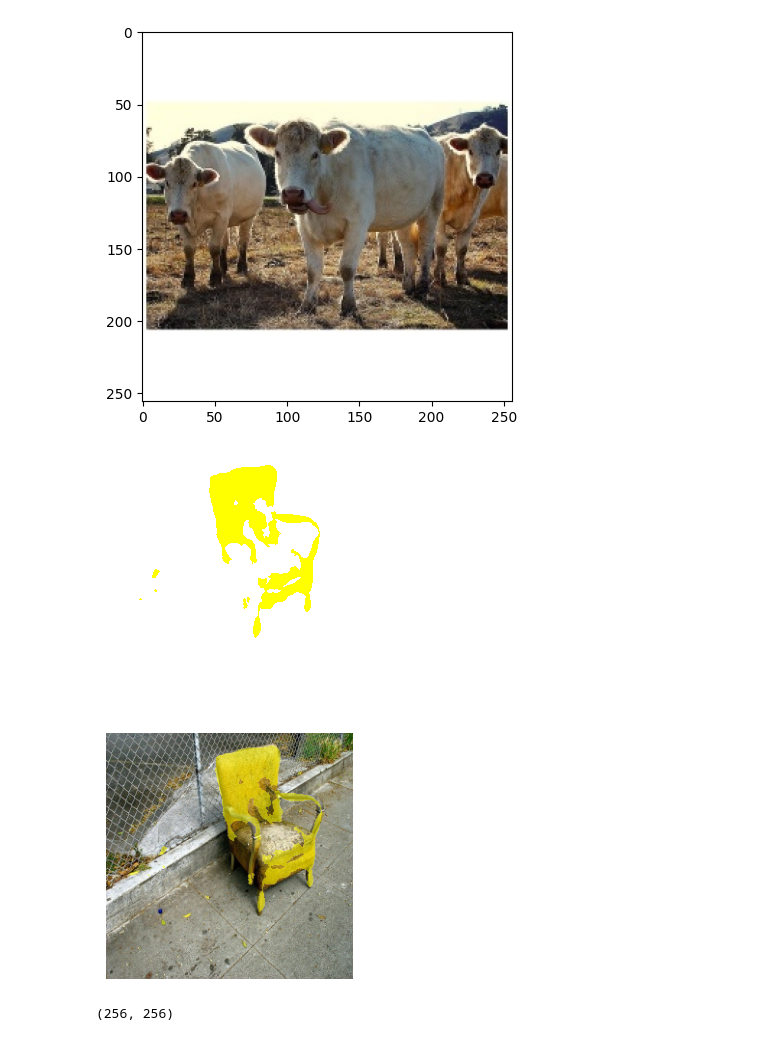
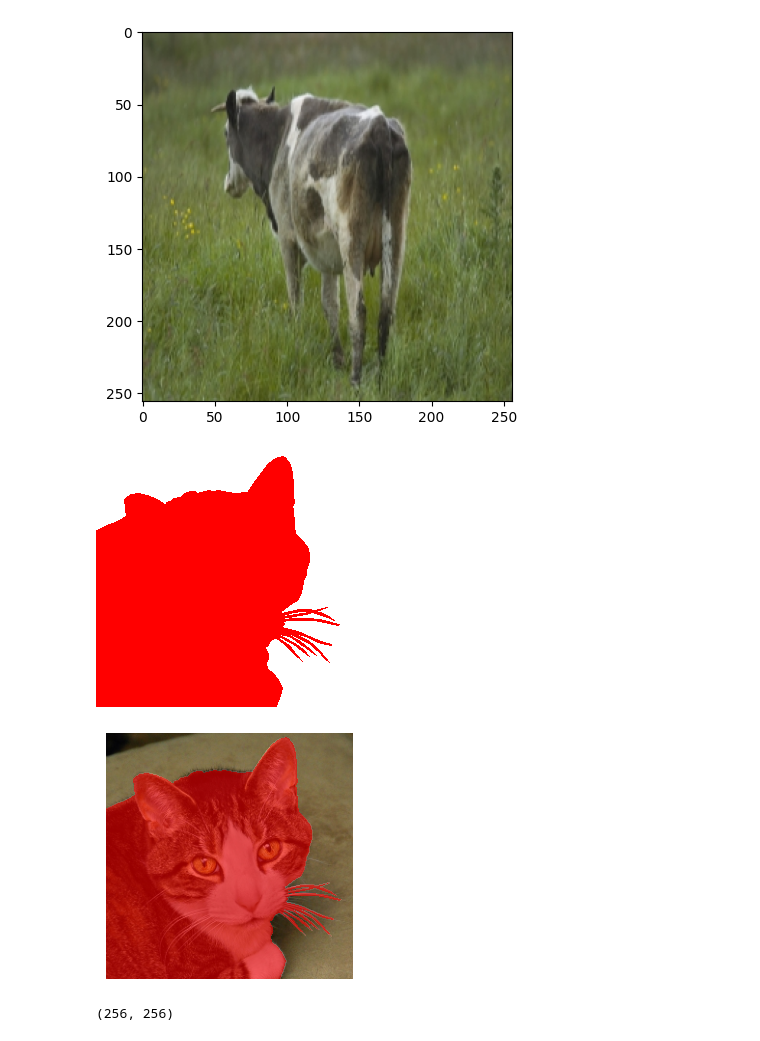
Before and after one commit to hensiesp32/sketch2seg, a Jupyter notebook: test.ipynb, the cells around one changed output. Saved outputs shown, nothing was run; the diff lists cells and outputs as text; code cells hidden in the pictures.

Commit message:
update dataset

```diff
--- a/test.ipynb
+++ b/test.ipynb
@@ -3,7 +3,7 @@ import cv2
 import matplotlib.pyplot as plt
 import numpy as np
 
-img = cv2.imread("/root/code_dir/ControlNet_Seg/datasets/PASCAL/pascal_voc_256/photo/cow/2007_003201.jpg",1)
+img = cv2.imread("/root/code_dir/ControlNet_Seg/datasets/dataset/photo/cow/n01887787_2199.jpg",1)
 mask = cv2.imread("/root/code_dir/ControlNet_Seg/datasets/25_train_data/anno/n01530575_1534.png",0)
 
 img = img[:,:,::-1]
@@ -12,29 +12,35 @@ img = img[:,:,::-1]
 plt.imshow(img)
 plt.show()
 # %% [output]
-[figure, old version]
+[figure, new version]
 # %%
 # 将分割图和原图合在一起
 from PIL import Image
 import matplotlib.pyplot as plt
+import cv2
+import os
 
 #image1 原图
 #image2 分割图
-image1 = Image.open("/root/code_dir/ControlNet_Seg/datasets/dataset/photo/chair/n02738535_16661.jpg")
-# image2 = Image.open("/root/code_dir/ControlNet_Seg/datasets/5_test_data/anno/n02691156_196.png")
+image1_path = "/root/code_dir/ControlNet_Seg/datasets/dataset/photo/cat/n02121620_531.jpg"
+image1 = Image.open(image1_path)
+# image2 = Image.open("/root/code_dir/ControlNet_Seg/exp_result/cross-dataset/quick_draw/n01887787_2199.jpg")
 # mask = np.asarray(image2)
-mask = np.load("/root/code_dir/ControlNet_Seg/exp_result/exp23_2/predictions/n02738535_16661.npy")
-# mask[125:130,125:130]
-# image1 = image1.convert('RGBA')
+mask_path = "/root/code_dir/ControlNet_Seg/datasets/dataset/anno_npy/cat/n02121620_531.npy"
+mask = np.load(mask_path)
+image_name = image1_path.split("/")[-1]
+image1 = image1.convert('RGBA')
 image2 = np.zeros((256,256,3))
 # print(image2.shape)
+# image2 = cv2.imread("/root/code_dir/ControlNet_Seg/exp_result/cross-dataset/quick_draw/n01887787_2199.jpg")
 
-image2[:,:,1] = np.where(mask == 1,255,255)
+image2[:,:,0] = np.where(mask==1,255,255)
+image2[:,:,1] = np.where(mask == 1,0,255)
 image2[:,:,2] = np.where(mask ==1,0,255)
 temp = np.ones_like(mask)
 # image2[:,:,0] = np.where(temp==1,255,0)
-image2[:,:,0] = np.where(mask==1,255,255)
 image = Image.fromarray(np.uint8(image2))
+# print(image.shape)
 # print(image.mode)
 # # img = np.asarray(image2)
 # # print(img.shape)
@@ -45,7 +51,10 @@ image = Image.fromarray(np.uint8(image2))
 image.show()
 #
 # %% [output]
-[figure, old version]
+[figure, new version]
+# %%
+save_path = "/root/code_dir/ControlNet_Seg/exp_result/cross-dataset/groundtruth"
+viz_path = os.path.join(save_path,image_name)
 # %%
 def transPNG(img):
     img = img.convert("RGBA")
@@ -61,17 +70,17 @@ def transPNG(img):
 # %%
 
 fig = plt.figure(figsize=(256/80, 256/80))
 label_img = transPNG(image)
 label_img = np.array(label_img)
 # image = Image.blend(image1,image,0.3)
 plt.imshow(image1,alpha=1.0)
-plt.imshow(label_img,alpha=0.5)
+plt.imshow(label_img,alpha=0.6)
 plt.axis('off')
 # plt.imshow(image)
-fig.savefig("./test.png",bbox_inches="tight",pad_inches = 0,transparent=True,dpi = 104)
+fig.savefig(viz_path,bbox_inches="tight",pad_inches = 0,transparent=True,dpi = 104)
 # plt.close()
 # %% [output]
-[figure, old version]
+[figure, new version]
 # %%
 import numpy as np
 from PIL import Image
```
Also changed, not shown: 3 other files.
